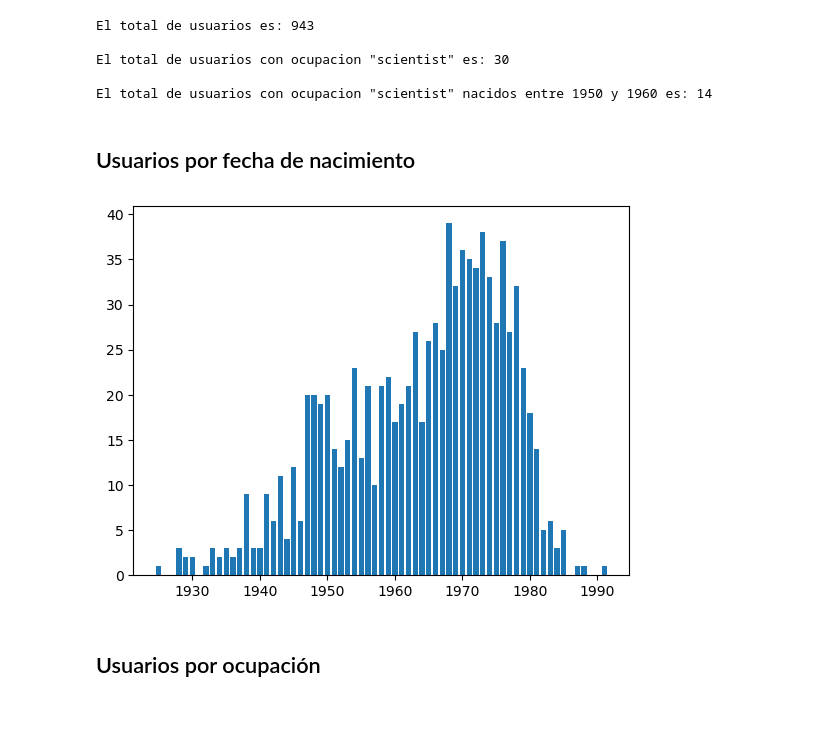
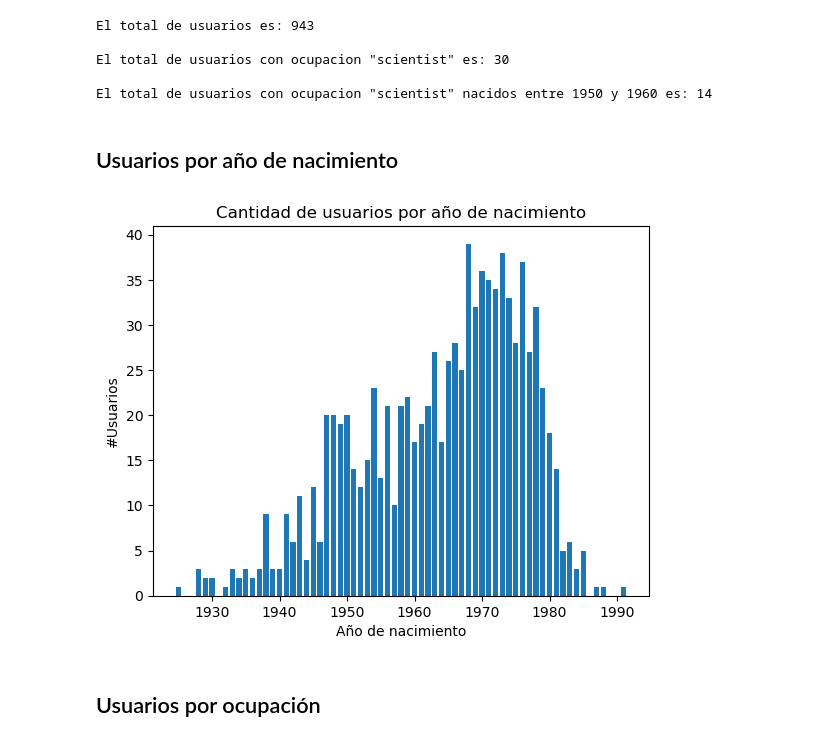
Before and after one commit to luispandolfi/DeepLearning2023_TP1_Gr1, a Jupyter notebook: TP_Integrador_Python-stats.ipynb, the cells around one changed output. Saved outputs shown, nothing was run; the diff lists cells and outputs as text; code cells hidden in the pictures; blank space fills up the shorter version.

```diff
--- a/TP_Integrador_Python-stats.ipynb
+++ b/TP_Integrador_Python-stats.ipynb
@@ -97,11 +97,11 @@ El total de usuarios con ocupacion "scientist" es: 30
 
 El total de usuarios con ocupacion "scientist" nacidos entre 1950 y 1960 es: 14
 # %% [markdown]
-## Usuarios por fecha de nacimiento
+## Usuarios por año de nacimiento
 # %%
-StatsUsuario.plot_usuarios_por_fecha_nacimiento(df_usuarios, df_personas)
+StatsUsuario.plot_usuarios_por_anio_nacimiento(df_usuarios, df_personas)
 # %% [output]
-[figure, old version]
+[figure, new version]
 # %% [markdown]
 ## Usuarios por ocupación
 # %%
```
Also changed, not shown: parts of 7 cells of this notebook, 3 other files.
